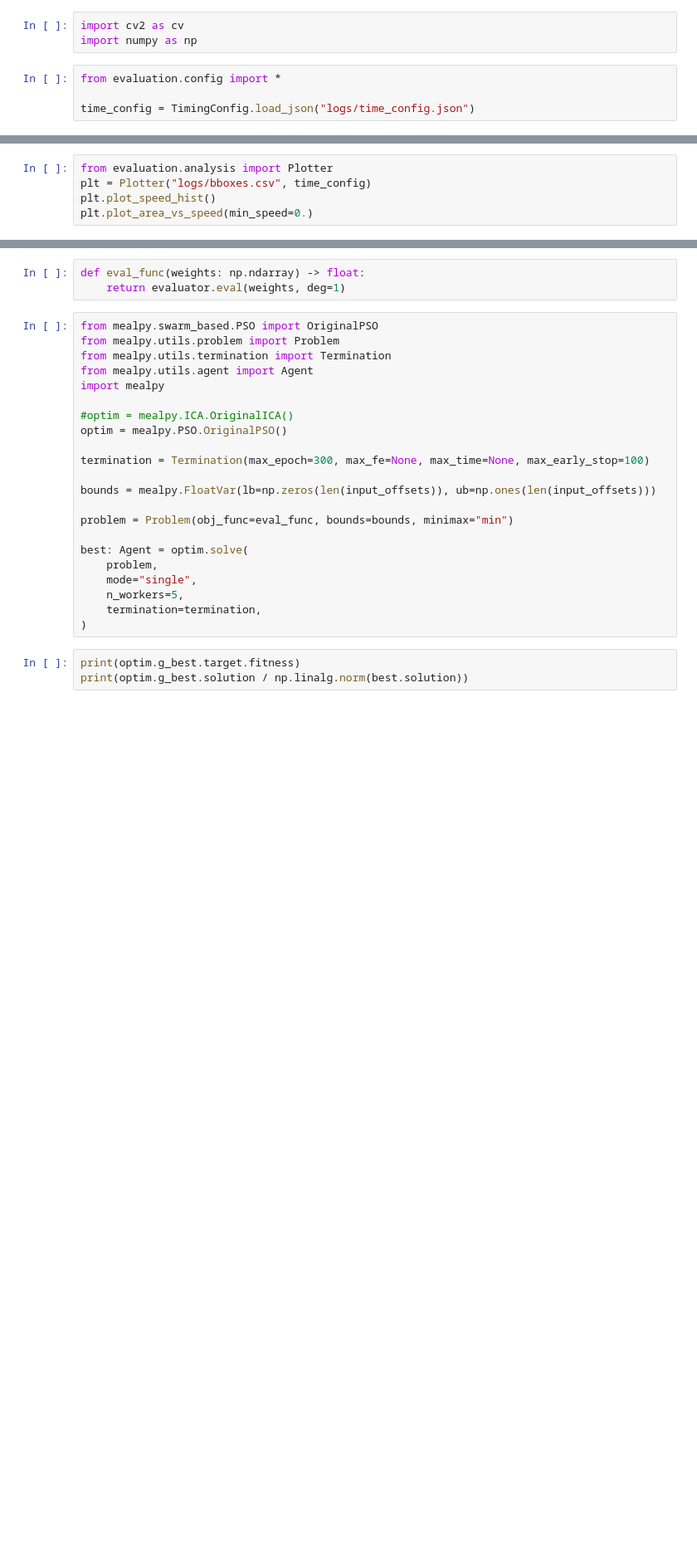
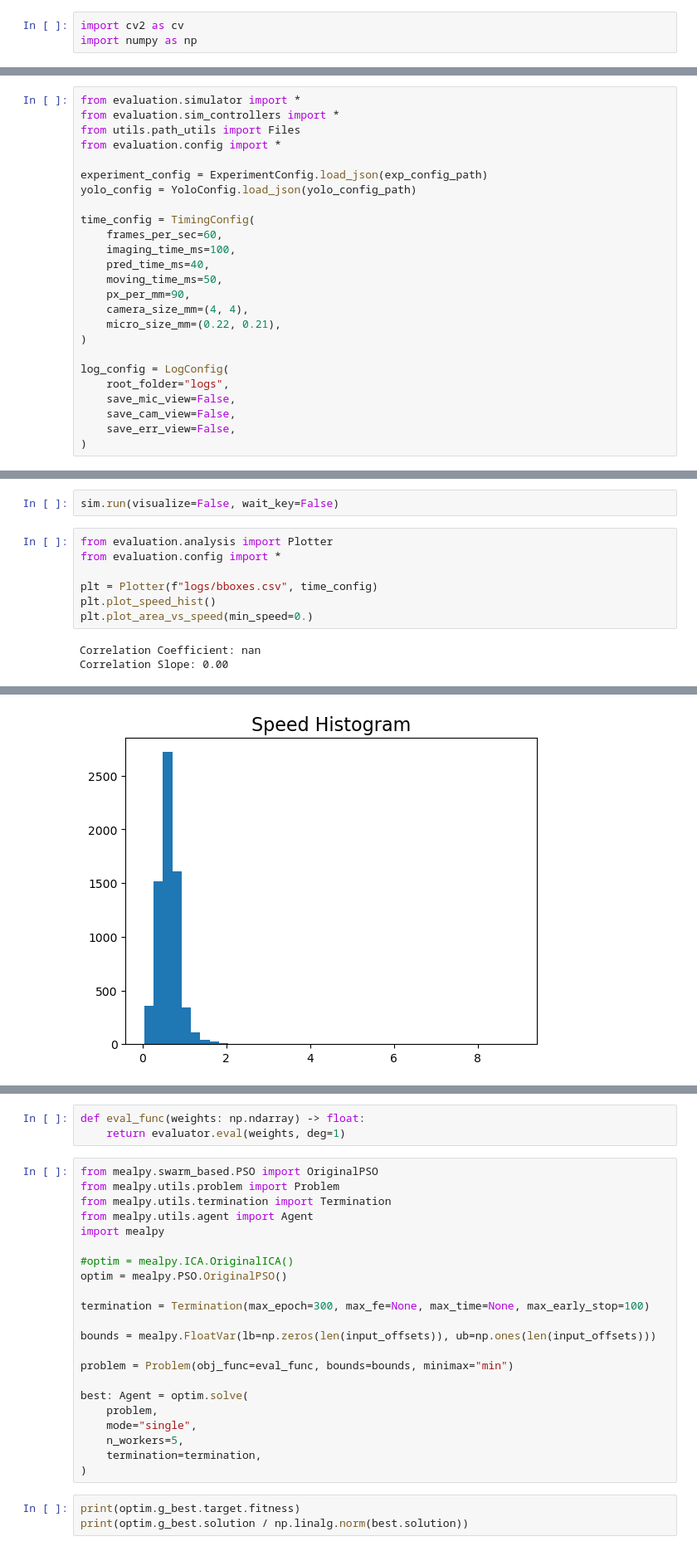
Before and after one commit to giladfrid009/WTracker, a Jupyter notebook: main.ipynb, the cells around one changed output, grey strips where cells are left out. Shown: that part at 83% size. Drawn from its saved outputs; the diff is of its cells as text; blank space fills up the shorter version.

```diff
--- a/main.ipynb
+++ b/main.ipynb
@@ -1,7 +1,3 @@
 # %%
 import cv2 as cv
 import numpy as np
-# %%
-from evaluation.config import *
-
-time_config = TimingConfig.load_json("logs/time_config.json")
@@ -7,0 +10,25 @@ time_config = TimingConfig.load_json("logs/time_config.json")
+# %%
+from evaluation.simulator import *
+from evaluation.sim_controllers import *
+from utils.path_utils import Files
+from evaluation.config import *
+
+experiment_config = ExperimentConfig.load_json(exp_config_path)
+yolo_config = YoloConfig.load_json(yolo_config_path)
+
+time_config = TimingConfig(
+    frames_per_sec=60,
+    imaging_time_ms=100,
+    pred_time_ms=40,
+    moving_time_ms=50,
+    px_per_mm=90,
+    camera_size_mm=(4, 4),
+    micro_size_mm=(0.22, 0.21),
+)
+
+log_config = LogConfig(
+    root_folder="logs",
+    save_mic_view=False,
+    save_cam_view=False,
+    save_err_view=False,
+)
@@ -8,5 +68,12 @@ time_config = TimingConfig.load_json("logs/time_config.json")
+# %%
+sim.run(visualize=False, wait_key=False)
 # %%
 from evaluation.analysis import Plotter
-plt = Plotter("logs/bboxes.csv", time_config)
+from evaluation.config import *
+
+plt = Plotter(f"logs/bboxes.csv", time_config)
 plt.plot_speed_hist()
 plt.plot_area_vs_speed(min_speed=0.)
+# %% [output]
+Correlation Coefficient: nan
+Correlation Slope: 0.00
@@ -12,0 +95 @@ plt.plot_area_vs_speed(min_speed=0.)
+[figure, added]
```
Also changed, not shown: parts of 17 cells of this notebook, 11 other files.
